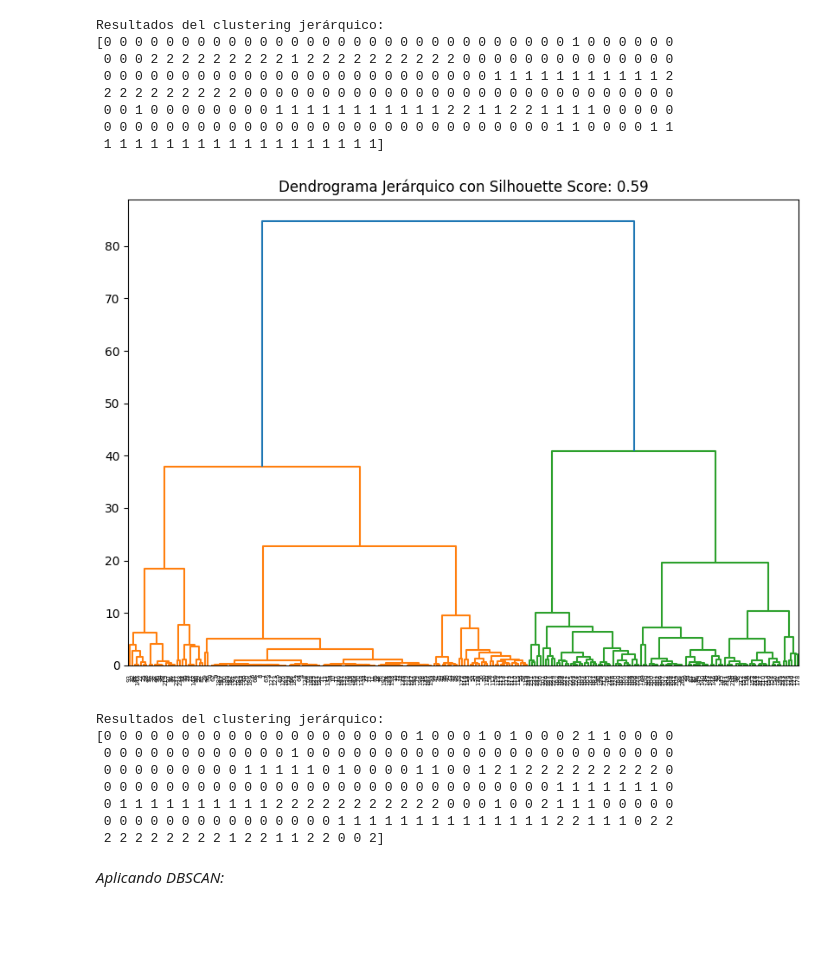
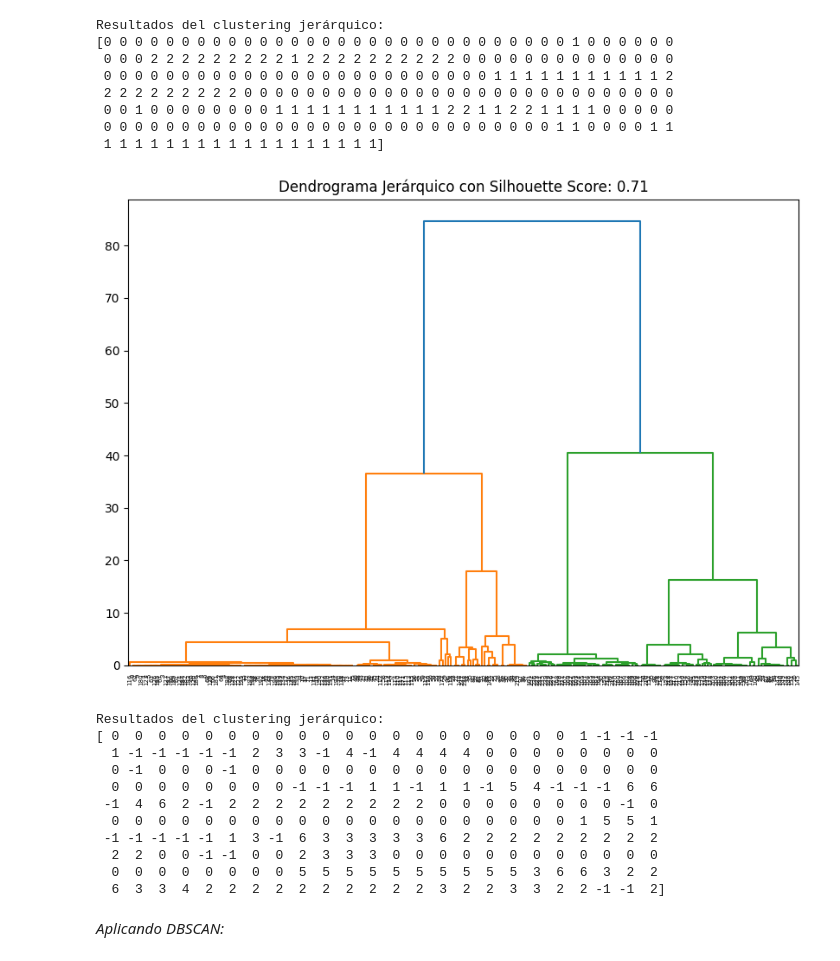
Before and after one commit to MigueLucena/Determinaci-n-Tipos-de-Estrellas, a Jupyter notebook: Practica2NT1.ipynb, the cells around one changed output. Drawn from its saved outputs; the diff is of its cells as text; code cells hidden in the pictures; blank space fills up the shorter version.

```diff
--- a/Practica2NT1.ipynb
+++ b/Practica2NT1.ipynb
@@ -323,7 +323,7 @@ data_onehot_pca = load_data_onehot_pca("stars_data.csv")
 # %% [markdown]
 *Carga de datos usando OrdinalEncoder:*
 # %%
-def load_data_ordinal(file_path):
+def load_data_ordinal_pca(file_path):
     data = pd.read_csv(file_path)
 
     # Detectar columnas no numéricas y numéricas
@@ -350,9 +350,12 @@ def load_data_ordinal(file_path):
     elif len(numeric_columns) > 0:
         data = scaled_numeric_columns
 
-    return data.values
+    pca = PCA(n_components=2)
+    data_pca = pca.fit_transform(data)
 
-data_ordinal = load_data_ordinal("stars_data.csv")
+    return data_pca
+
+data_ordinal_pca = load_data_ordinal_pca("stars_data.csv")
 # %% [markdown]
 *Aplicando Hierarchical Clustering:*
 # %%
@@ -387,31 +390,34 @@ Resultados del clustering jerárquico:
  0 0 0 0 0 0 0 0 0 0 0 0 0 0 0 0 0 0 0 0 0 0 0 0 0 0 0 0 0 1 1 0 0 0 0 1 1
  1 1 1 1 1 1 1 1 1 1 1 1 1 1 1 1 1 1]
 # %%
-labels_ordinal = clustering.fit_predict(data_ordinal)
+labels_ordinal_pca = clustering.fit_predict(data_ordinal_pca)
 
-linkage_matrix_ordinal = linkage(data_ordinal, method='ward')
+linkage_matrix_ordinal_pca = linkage(data_ordinal_pca, method='ward')
 # Generar un dendrograma para visualizar la jerarquía de clusters
 
-silhouette_avg = silhouette_score(data_ordinal, labels_ordinal)
+silhouette_avg = silhouette_score(data_ordinal_pca, labels_ordinal_pca)
 
 plt.figure(figsize=(10, 7))
 plt.title("Dendrograma Jerárquico con Silhouette Score: {:.2f}".format(silhouette_avg))
-dendrogram(linkage_matrix_ordinal)  # No necesitas pasar los datos reales, solo para visualizar la estructura jerárquica
+dendrogram(linkage_matrix_ordinal_pca)  # No necesitas pasar los datos reales, solo para visualizar la estructura jerárquica
 plt.show()
 
 # Imprimir los resultados del clustering
 print("Resultados del clustering jerárquico:")
-print(labels_ordinal)
+print(labels_ordinal_pca)
 # %% [output]
-[figure, old version]
+[figure, new version]
 Resultados del clustering jerárquico:
-[0 0 0 0 0 0 0 0 0 0 0 0 0 0 0 0 0 0 0 0 1 0 0 0 1 0 1 0 0 0 2 1 1 0 0 0 0
- 0 0 0 0 0 0 0 0 0 0 0 0 1 0 0 0 0 0 0 0 0 0 0 0 0 0 0 0 0 0 0 0 0 0 0 0 0
- 0 0 0 0 0 0 0 0 0 1 1 1 1 1 0 1 0 0 0 0 1 1 0 0 1 2 1 2 2 2 2 2 2 2 2 2 0
- 0 0 0 0 0 0 0 0 0 0 0 0 0 0 0 0 0 0 0 0 0 0 0 0 0 0 0 0 0 1 1 1 1 1 1 1 0
- 0 1 1 1 1 1 1 1 1 1 1 2 2 2 2 2 2 2 2 2 2 2 0 0 0 1 0 0 2 1 1 1 0 0 0 0 0
- 0 0 0 0 0 0 0 0 0 0 0 0 0 0 0 1 1 1 1 1 1 1 1 1 1 1 1 1 1 2 2 1 1 1 0 2 2
- 2 2 2 2 2 2 2 2 1 2 2 1 1 2 2 0 0 2]
+[ 0  0  0  0  0  0  0  0  0  0  0  0  0  0  0  0  0  0  0  0  1 -1 -1 -1
+  1 -1 -1 -1 -1 -1  2  3  3 -1  4 -1  4  4  4  4  0  0  0  0  0  0  0  0
+  0 -1  0  0  0 -1  0  0  0  0  0  0  0  0  0  0  0  0  0  0  0  0  0  0
+  0  0  0  0  0  0  0  0 -1 -1 -1  1  1 -1  1  1 -1  5  4 -1 -1 -1  6  6
+ -1  4  6  2 -1  2  2  2  2  2  2  2  2  2  0  0  0  0  0  0  0  0 -1  0
+  0  0  0  0  0  0  0  0  0  0  0  0  0  0  0  0  0  0  0  0  1  5  5  1
+ -1 -1 -1 -1 -1  1  3 -1  6  3  3  3  3  3  6  2  2  2  2  2  2  2  2  2
+  2  2  0  0 -1 -1  0  0  2  3  3  3  0  0  0  0  0  0  0  0  0  0  0  0
+  0  0  0  0  0  0  0  0  5  5  5  5  5  5  5  5  5  5  3  6  6  3  2  2
+  6  3  3  4  2  2  2  2  2  2  2  2  2  2  3  2  2  3  3  2  2 -1 -1  2]
 # %% [markdown]
 *Aplicando DBSCAN:*
 # %%
```
Also changed, not shown: parts of 2 cells of this notebook.
